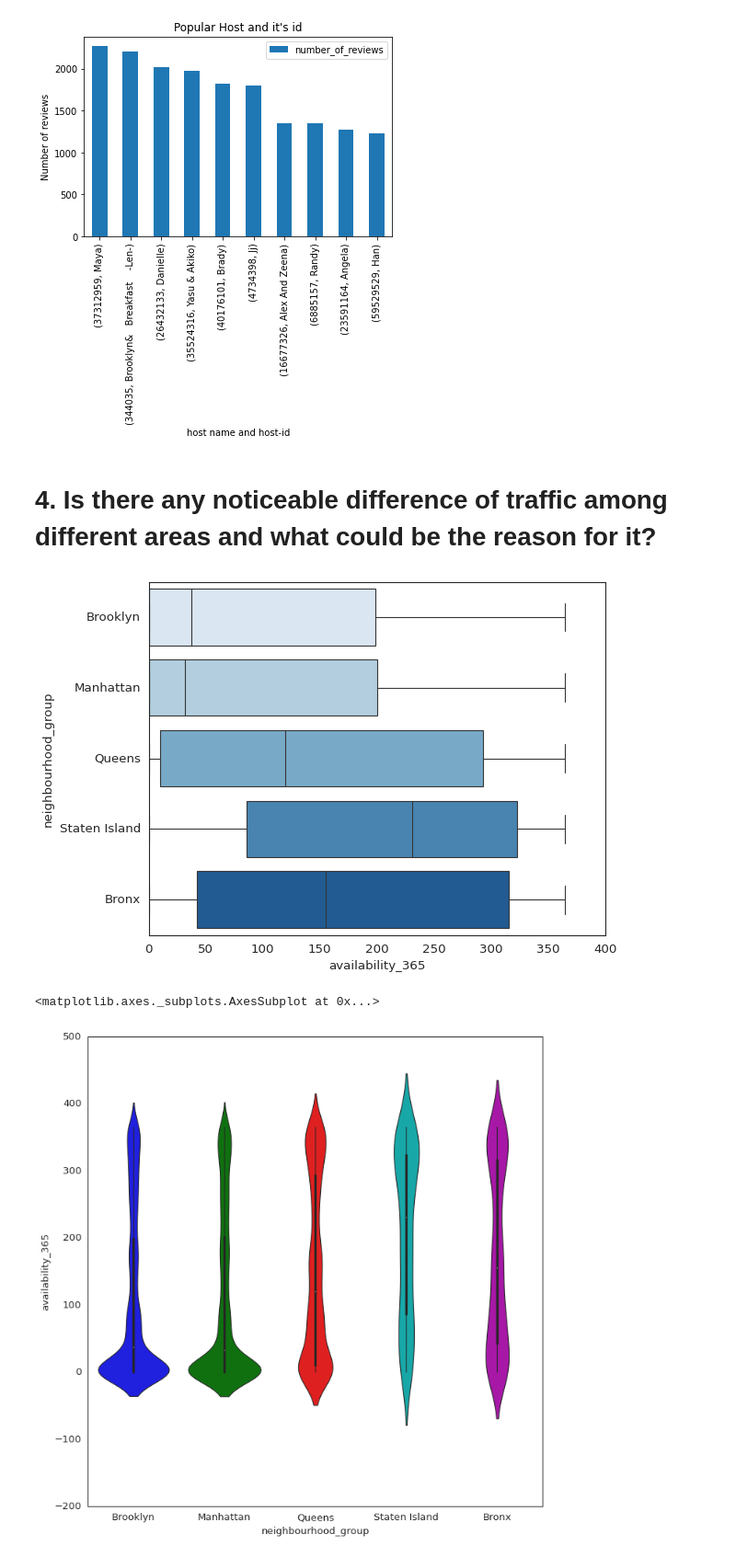
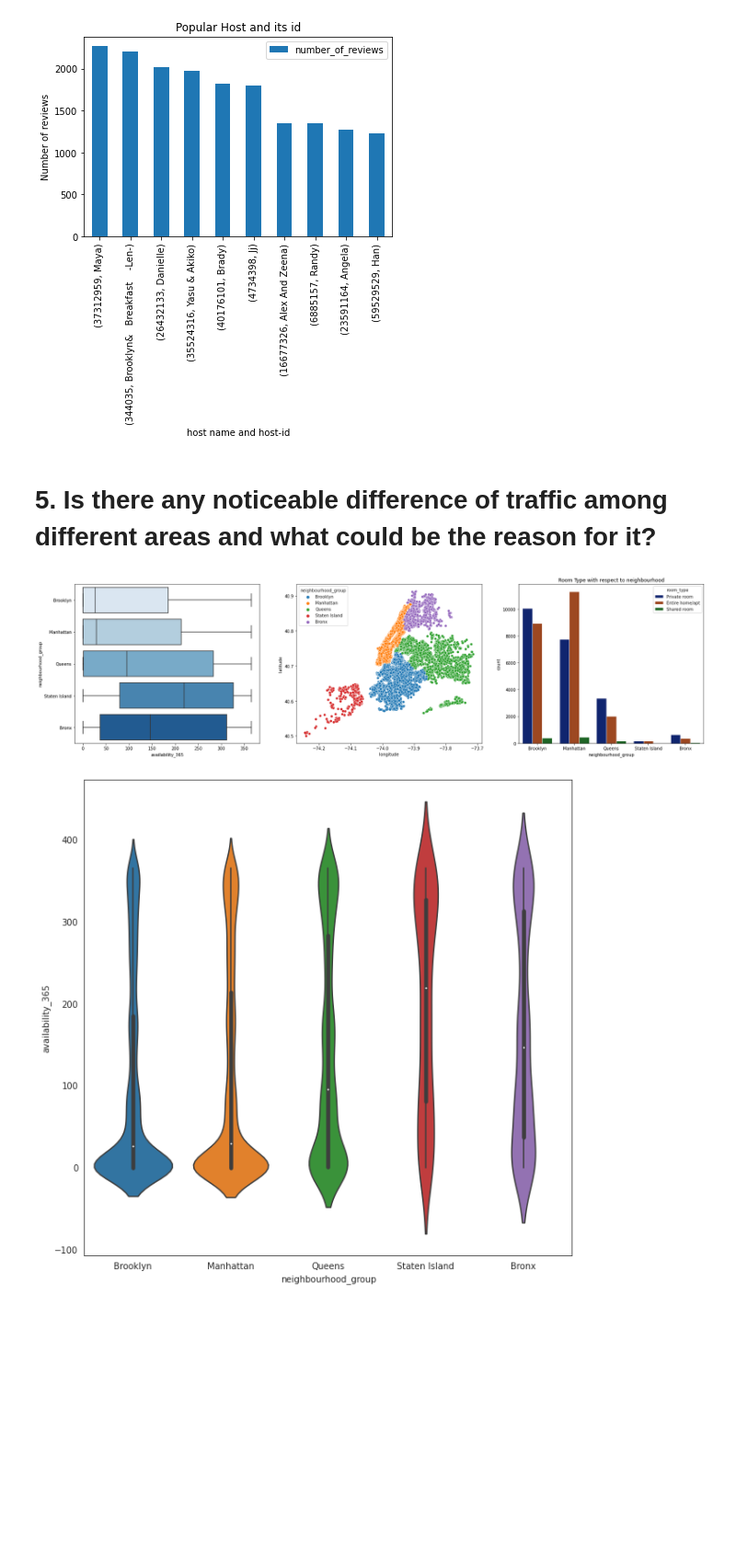
Before and after one commit to Prahalpm/Airbnb-Booking-Analysis-Team-Capstone-Project, a Jupyter notebook: Airbnb_Bookings_Analysis_Capstone_Project.ipynb, the cells around one changed output. Shown at 92% size. Saved outputs shown, nothing was run; the diff lists cells and outputs as text; code cells hidden in the pictures; blank space fills up the shorter version.

```diff
--- a/Airbnb_Bookings_Analysis_Capstone_Project.ipynb
+++ b/Airbnb_Bookings_Analysis_Capstone_Project.ipynb
@@ -339,14 +474,24 @@ plt.ylabel("Number of reviews")
 Text(0, 0.5, 'Number of reviews')
 [figure]
 # %% [markdown]
-# **4. Is there any noticeable difference of traffic among different areas and what could be the reason for it?**
+# **5. Is there any noticeable difference of traffic among different areas and what could be the reason for it?**
 # %%
+#Visualising availability of all neighbourhood group
+fig, axes = plt.subplots(nrows=1, ncols=3, figsize=(27, 7))
+ax = axes.flatten()
+
 sns.set_style(style='white')
-sns.boxplot( y=df_no_outlier["neighbourhood_group"], x=df_no_outlier["availability_365"],palette="Blues" );
+sns.boxplot( y=df_no_outlier["neighbourhood_group"], x=df_no_outlier["availability_365"],palette="Blues", ax=ax[0]);
+
+sns.scatterplot(df_no_outlier.longitude,df_no_outlier.latitude,hue=df_no_outlier.neighbourhood_group, ax=ax[1])
+
+plt.title("Room Type with respect to neighbourhood")
+sns.countplot(df_no_outlier.neighbourhood_group,hue=df_no_outlier.room_type, palette="dark",ax=ax[2])
 plt.show()
+
 plt.figure(figsize=(10,10))
 sns.violinplot(data=df_no_outlier, x="neighbourhood_group", y="availability_365")
+plt.show()
 # %% [output]
-[figure, old version]
+[figure, new version]
-<matplotlib.axes._subplots.AxesSubplot at 0x...>
-[figure, old version]
+[figure, new version]
```
Also changed, not shown: parts of 80 cells of this notebook.
